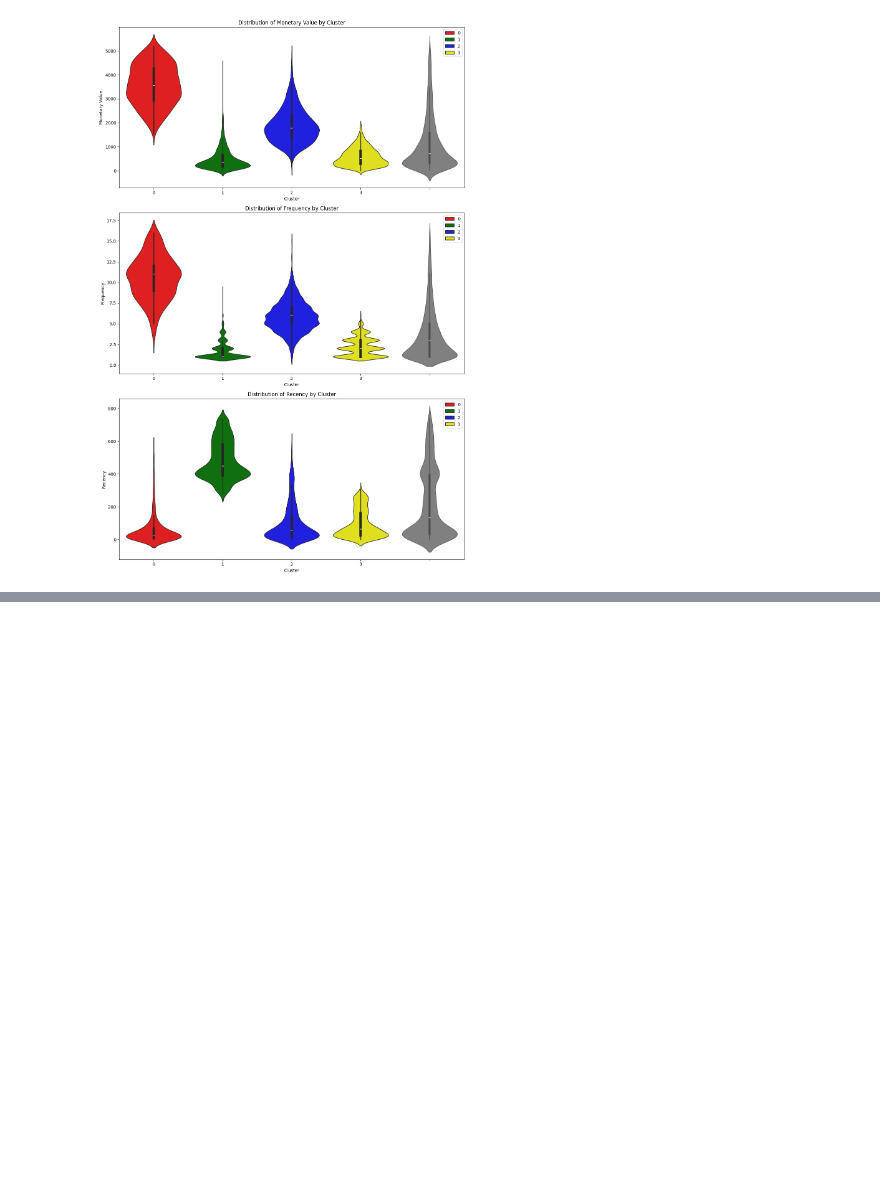
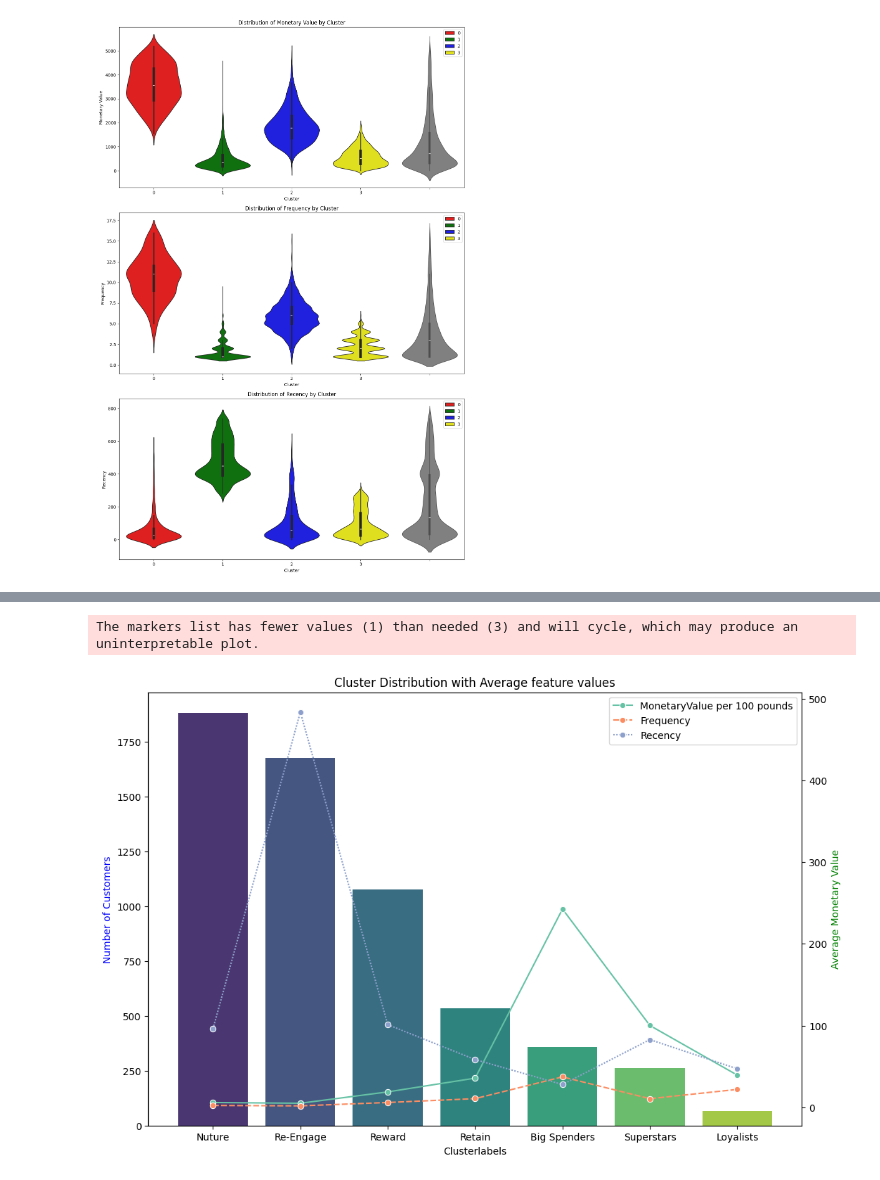
Before and after one commit to salim928/Customer-sentiment-with-kMeans, a Jupyter notebook: Customer_sentiment_with_kMeans.ipynb, the cells around one changed output, grey strips where cells are left out. Drawn from its saved outputs; the diff is of its cells as text; code cells hidden in the pictures; blank space fills up the shorter version.

```diff
--- a/Customer_sentiment_with_kMeans.ipynb
+++ b/Customer_sentiment_with_kMeans.ipynb
@@ -1056,0 +1137,14 @@ fig.show()
+# %%
+ cluster_labels ={
+     0: 'Retain',
+     1: 'Re-Engage',
+     2: 'Reward',
+     3: 'Nuture',
+     -1: 'Superstars',
+     -2: 'Loyalists',
+     -3: 'Big Spenders'
+ }
+# %%
+full_clustering_df = pd.concat([non_outlier_df, outlier_clusters_df])
+
+full_clustering_df
@@ -1056,0 +1165,4 @@ fig.show()
+# %%
+full_clustering_df['Clusterlabels'] = full_clustering_df['Cluster'].map(cluster_labels)
+
+full_clustering_df
@@ -1056,0 +1183,24 @@ fig.show()
+# %%
+ # visualize all
+cluster_count = full_clustering_df['Clusterlabels'].value_counts()
+full_clustering_df['MonetaryValue per 100 pounds'] = full_clustering_df['MonetaryValue'] / 100.00
+feature_means = full_clustering_df.groupby('Clusterlabels')[['MonetaryValue per 100 pounds', 'Frequency', 'Recency']].mean()
+
+fig, ax1 = plt.subplots(figsize=(12, 8))
+
+ # Bar plot for cluster counts
+sns.barplot(x=cluster_count.index, y=cluster_count.values, ax=ax1, palette='viridis', hue=cluster_count.index)
+ax1.set_ylabel('Number of Customers', color='b')
+ax1.set_title("Cluster Distribution with Average feature values")
+
+ax2 = ax1.twinx()
+
+ # Bar plot for average feature values
+sns.lineplot(data=feature_means, palette='Set2', markers='o')
+ax2.set_ylabel('Average Monetary Value', color='green')
+
+
+plt.show()
+# %% [output]
+The markers list has fewer values (1) than needed (3) and will cycle, which may produce an uninterpretable plot.
+[figure, added]
```
Also changed, not shown: parts of 9 cells of this notebook.
